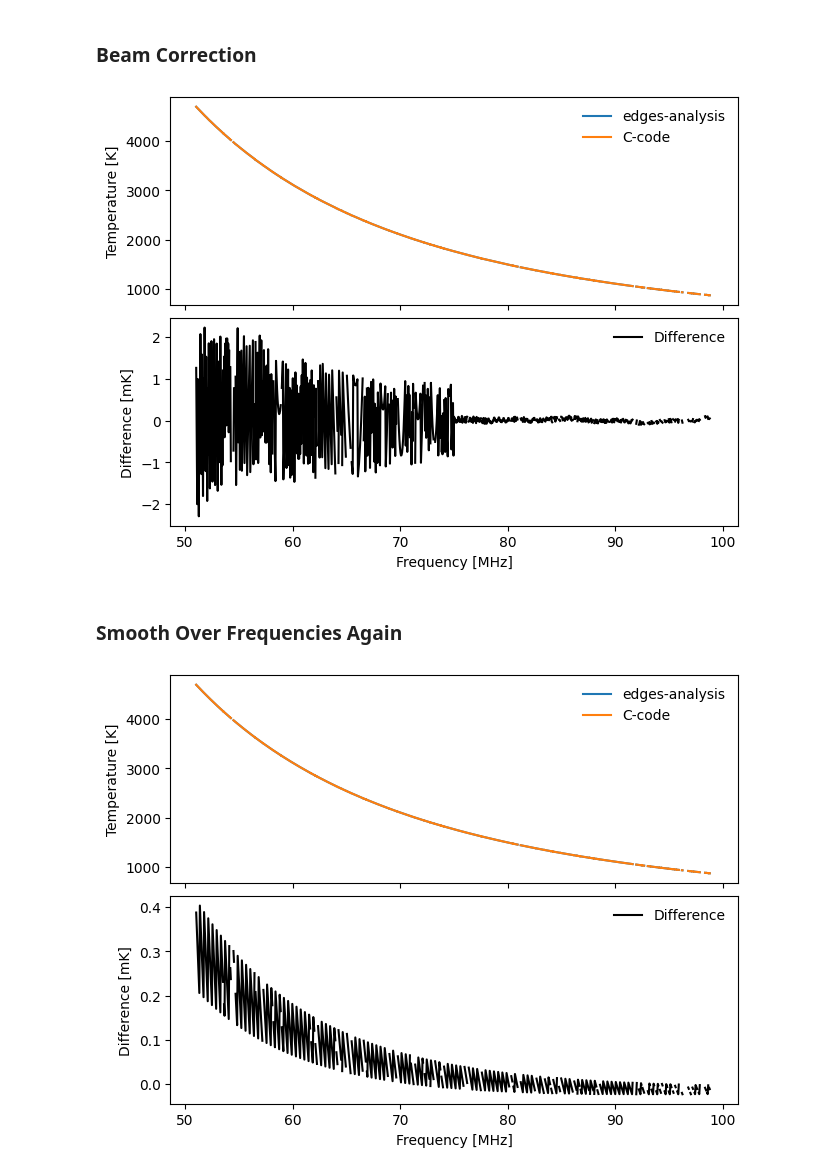
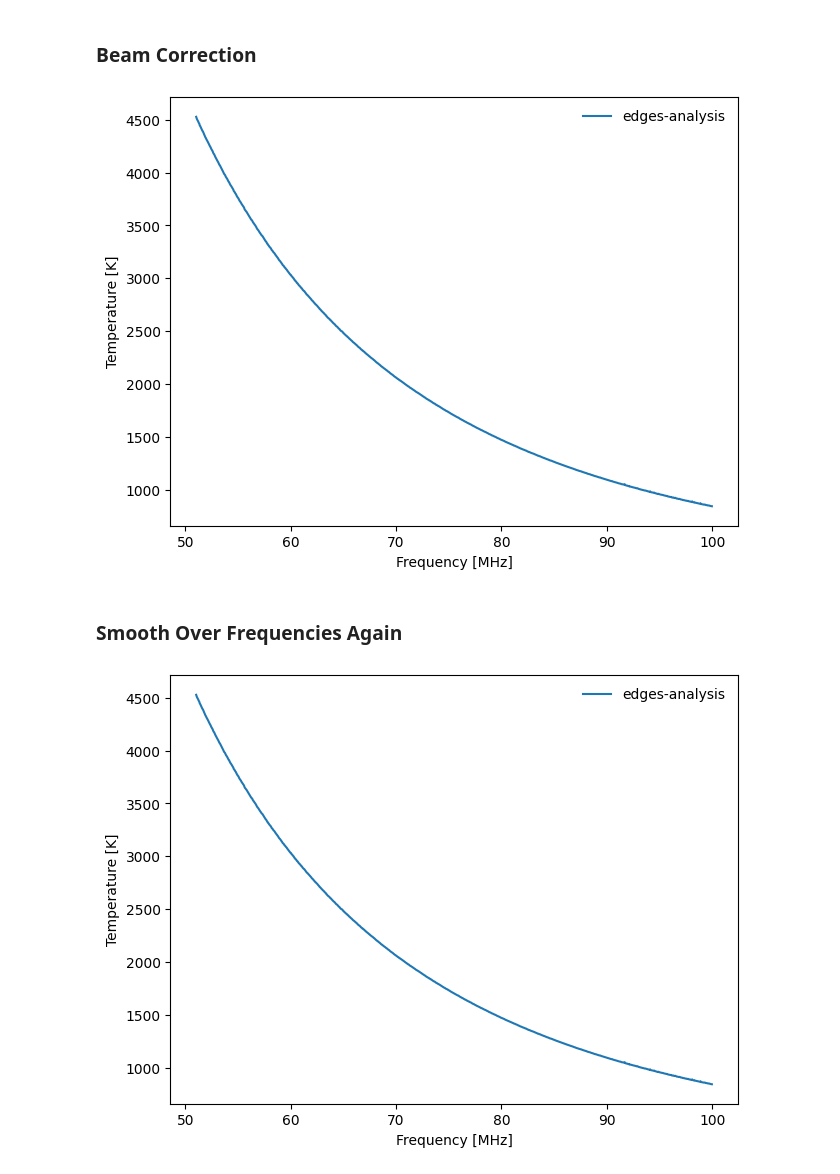
Before and after one commit to edges-collab/edges-bowman2018-pipeline, a Jupyter notebook: src/edges_pipelines/notebooks/single-day-calibration.ipynb, the cells around one changed output. Cells and saved outputs as stored; diff of their text form; code cells hidden in the pictures.

```diff
--- a/src/edges_pipelines/notebooks/single-day-calibration.ipynb
+++ b/src/edges_pipelines/notebooks/single-day-calibration.ipynb
@@ -4,10 +4,10 @@
 This notebook performs calibration of a day's averaged spectrum. This is the same as `edges3.c`.
 # %%
 data_dir: str = '/data5/edges/data/EDGES3_data/MRO/'
-year: int = 2022
+year: int = 2023
 day: int = 305
 calfile: str = "/data4/vydula/edges/edges3-data-analysis/scripts/prefect-10days/specal.txt"
-ants11file: str = "/data4/vydula/edges/edges3-data-analysis/scripts/prefect-10days/2015_ants11_modelled.h5"
+ants11file: str = "/data4/vydula/edges/edges3-data-analysis/scripts/prefect-10days/ants11_modelled.h5"
 outputsdir: str = "/data4/vydula/edges/edges3-data-analysis/scripts/prefect-10days/prefect-outputs/"
 
 alan_dir: str = "/data4/vydula/edges/edges3-data-analysis/scripts/alan_300_310_tests/"
@@ -64,3 +60,5 @@ pre_cal_data = GSData.from_file("/data4/vydula/edges/edges3-data-analysis/script
+# %%
+pre_cal_data = GSData.from_file(Path(outputsdir) / f"{obsname}.averaged.gsh5")
 # %%
 if calfile.endswith(".txt"):
     calobs = read_specal_as_calibrator(calfile, t_load=300, t_load_ns=1000)
@@ -121,14 +88,14 @@ utils.plot_single_spectrum(nw_data, alan_spec_after_nw['spec'])
 # %% [markdown]
 ### Loss-Correction
 # %%
-# Apply different loss corrections
-loss_data = apply_loss_correction(
-    nw_data,
-    ants11=ants11file,
-    ambient_temp=296*un.K,
-    loss_function=low2_balun_connector_loss,
-    use_approx_eps0=True
-)
-# no antenna correction
-# no ground loss
+# # Apply different loss corrections
+# loss_data = apply_loss_correction(
+#     nw_data,
+#     ants11=ants11file,
+#     ambient_temp=296*un.K,
+#     loss_function=low2_balun_connector_loss,
+#     use_approx_eps0=True
+# )
+# # no antenna correction
+# # no ground loss
 # %%
@@ -153,7 +118,7 @@ if do_beam_correction:
             integrate_before_ratio = True,
         )
 else:
-    beam_data = loss_data
+    beam_data = nw_data
 # %%
 # Get Alan's file after beam correction. NOTE: if beam correction is turned off in the script running the C-code, then this
 # will NOT have beam correction actually applied, and will be the same as the previous plot.
@@ -161,7 +127,7 @@ alan_after_beam = np.genfromtxt(alan_output_dir/"spectra_after_beam.txt", names=
 # %%
-utils.plot_single_spectrum(beam_data, alan_after_beam['spec'])
+utils.plot_single_spectrum(beam_data) #, alan_after_beam['spec'])
 # %% [output]
-[figure, old version]
+[figure, new version]
 # %% [markdown]
 ### Smooth Over Frequencies Again
 # %%
@@ -171,5 +137,5 @@ alan_mdl = np.genfromtxt(alan_output_dir /"second_smooth_input.txt", names=True)
 # %%
-utils.plot_single_spectrum(data, alan_mdl['model'], attribute='model')
+utils.plot_single_spectrum(data) #, alan_mdl['model'], attribute='model')
 # %% [output]
-[figure, old version]
+[figure, new version]
 # %%
```
Also changed, not shown: parts of 18 cells of this notebook, 6 other files.
